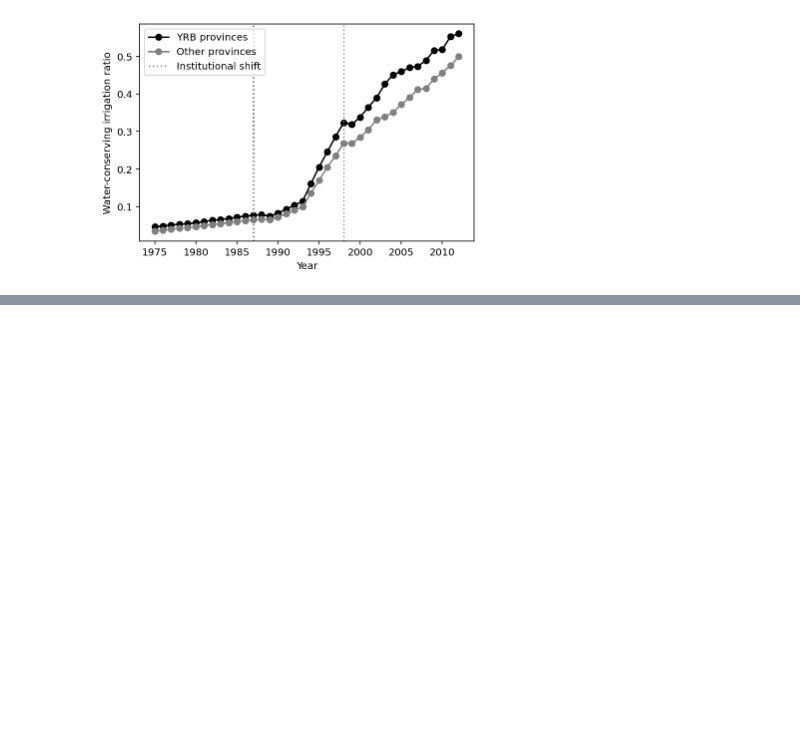
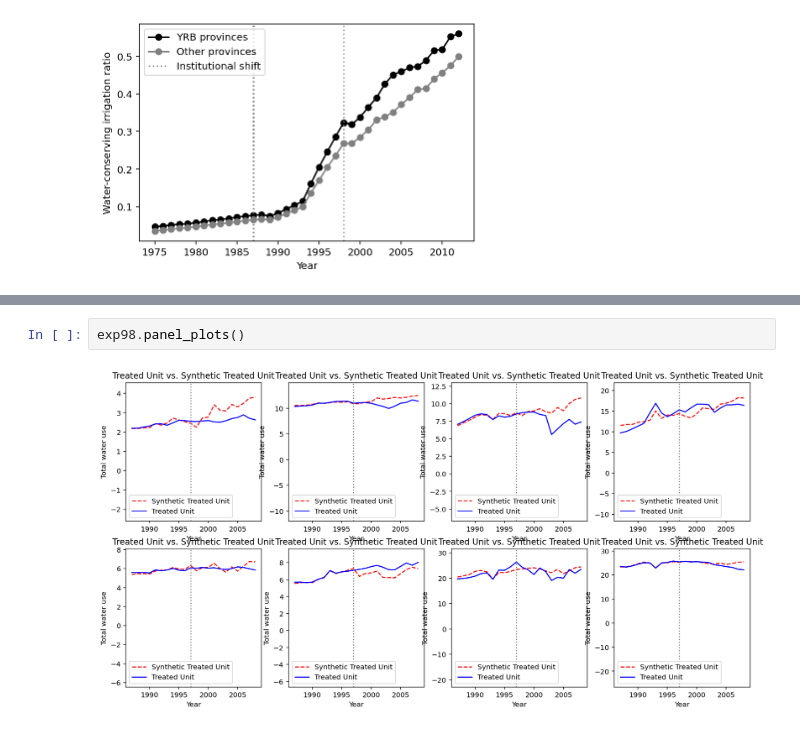
Before and after one commit to SongshGeo/Water-Allocation-Institution, a Jupyter notebook: notebooks/Appendix_S3.ipynb, the cells around one changed output, grey strips where cells are left out. Saved outputs shown, nothing was run; the diff lists cells and outputs as text; blank space fills up the shorter version.

```diff
--- a/notebooks/Appendix_S3.ipynb
+++ b/notebooks/Appendix_S3.ipynb
@@ -194,0 +244,4 @@ compare_yr_others_in_merged_dataset('Industrial gross value added (GVA): Total',
+# %%
+exp98.panel_plots()
+# %% [output]
+[figure, added]
```
Also changed, not shown: parts of 10 cells of this notebook, 2 other files.
